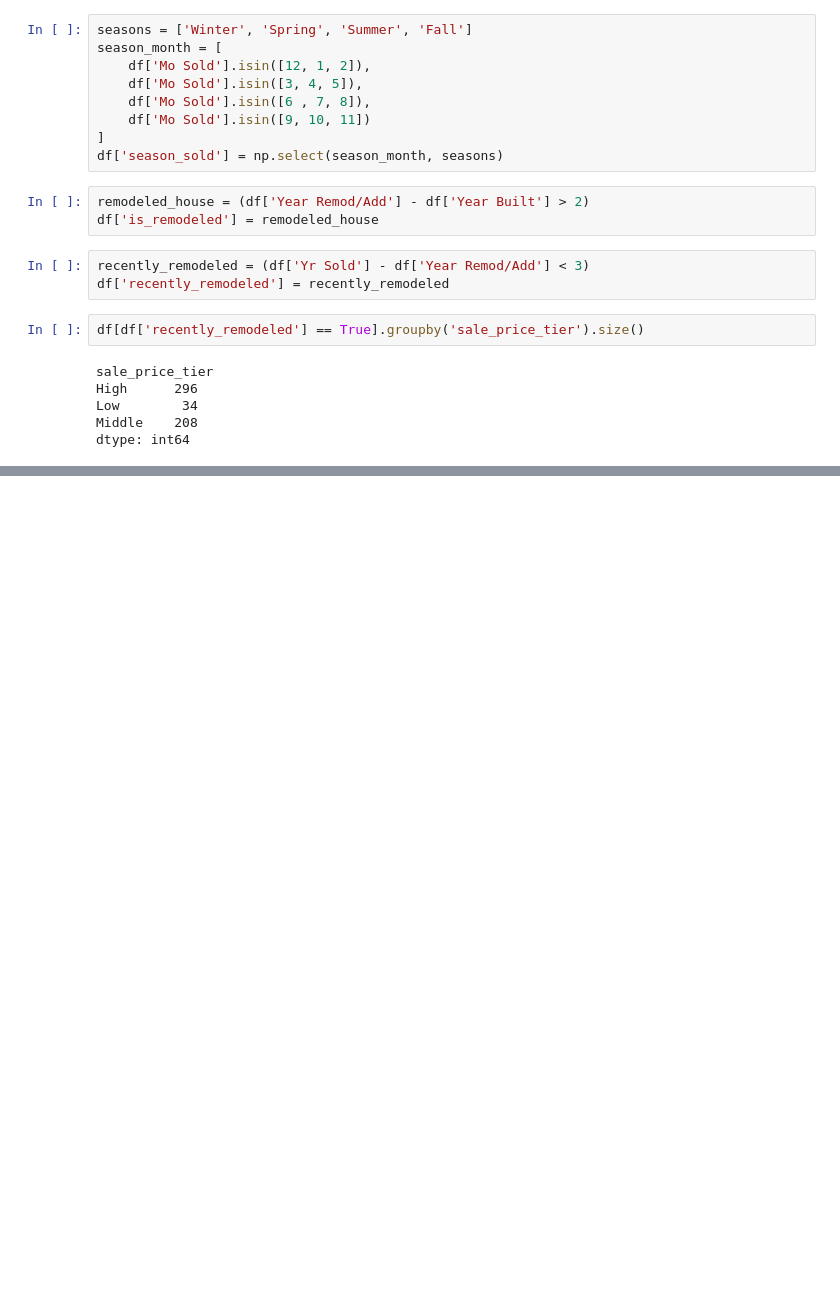
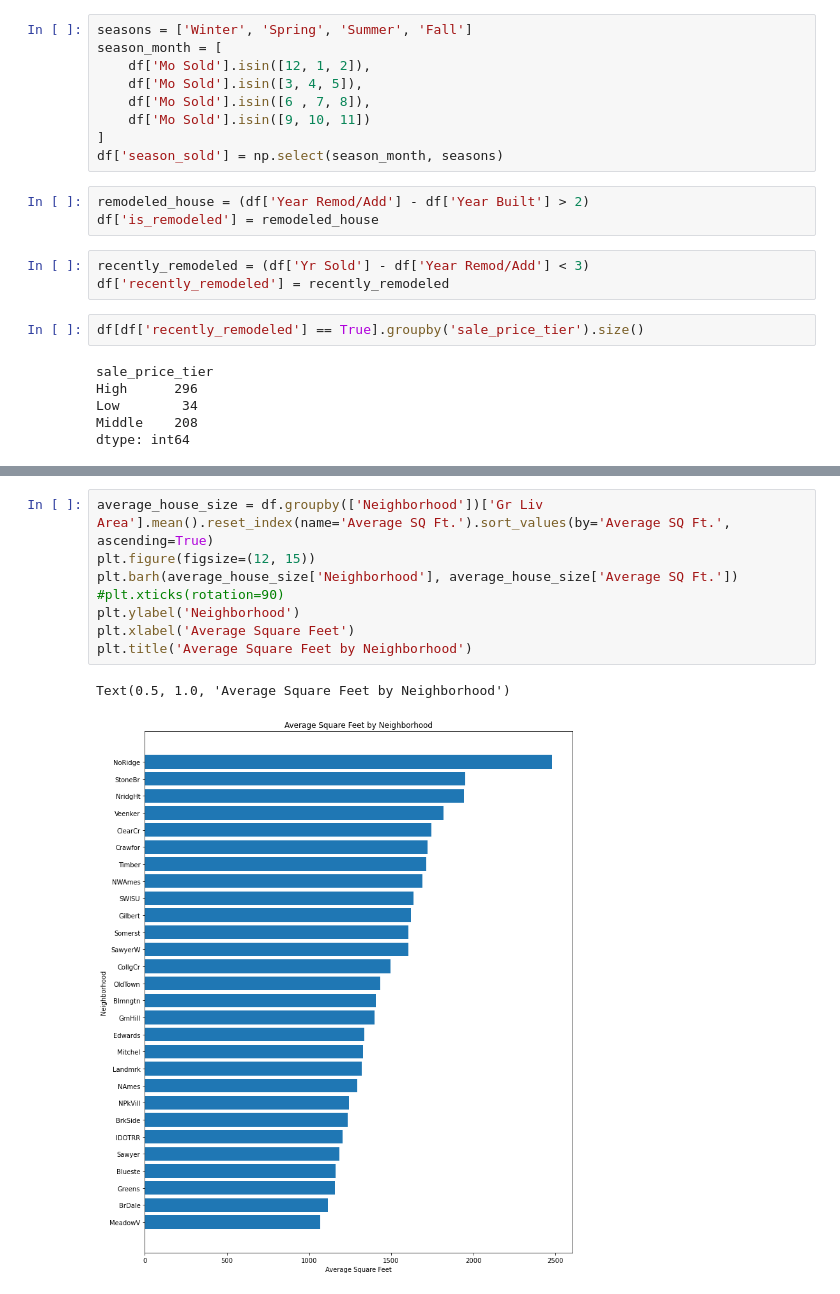
Before and after one commit to colinamurray/forecasting-real-estate-prices, a Jupyter notebook: exploratory-analysis/exploratory-analysis.ipynb, the cells around one changed output, grey strips where cells are left out. Drawn from its saved outputs; the diff is of its cells as text; blank space fills up the shorter version.

```diff
--- a/exploratory-analysis/exploratory-analysis.ipynb
+++ b/exploratory-analysis/exploratory-analysis.ipynb
@@ -73,0 +154,11 @@ dtype: int64
+# %%
+average_house_size = df.groupby(['Neighborhood'])['Gr Liv Area'].mean().reset_index(name='Average SQ Ft.').sort_values(by='Average SQ Ft.', ascending=True)
+plt.figure(figsize=(12, 15))
+plt.barh(average_house_size['Neighborhood'], average_house_size['Average SQ Ft.'])
+#plt.xticks(rotation=90)
+plt.ylabel('Neighborhood')
+plt.xlabel('Average Square Feet')
+plt.title('Average Square Feet by Neighborhood')
+# %% [output]
+Text(0.5, 1.0, 'Average Square Feet by Neighborhood')
+[figure, added]
```
Also changed, not shown: parts of 10 cells of this notebook.
